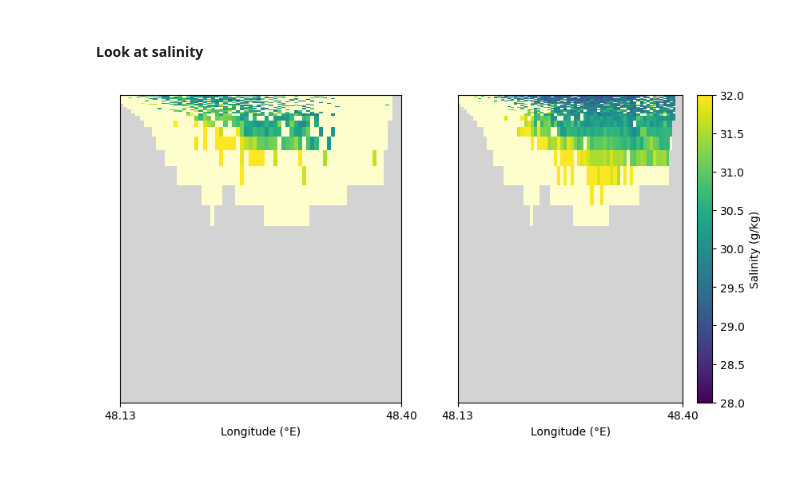
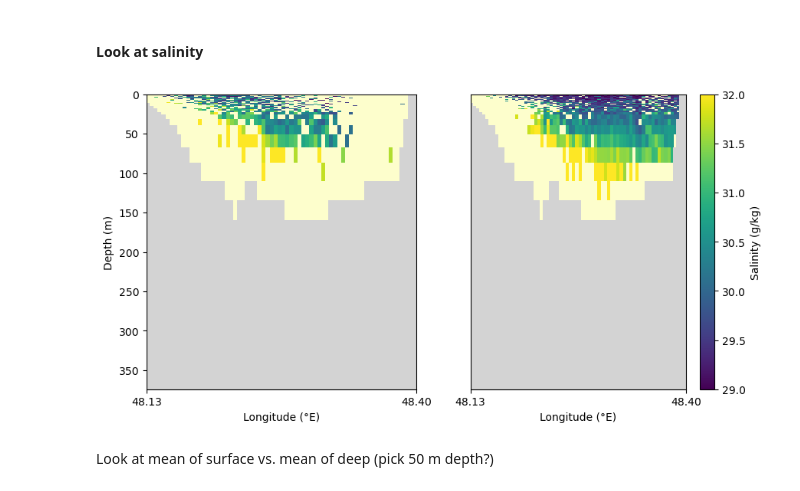
Before and after one commit to SalishSeaCast/analysis-camryn, a Jupyter notebook: Ariane/sum_wint_sectionplots.ipynb, the cells around one changed output. Saved outputs shown, nothing was run; the diff lists cells and outputs as text; code cells hidden in the pictures.

```diff
--- a/Ariane/sum_wint_sectionplots.ipynb
+++ b/Ariane/sum_wint_sectionplots.ipynb
@@ -20,7 +20,7 @@ from matplotlib.patches import Rectangle
 #Function to extract data from 1 section
 def get_secdata(datafile,sectionnum):
 
-    variables = ['final_salt','final_transp','final_lon','final_lat','final_depth','final_section','final_z','final_temp','init_lon','init_z','init_salt','init_temp','init_transp']
+    variables = ['final_salt','final_transp','final_lon','final_lat','final_depth','final_section','final_z','final_temp','init_lon','init_z','init_salt','init_temp','init_transp','init_depth']
 
     dict_var = {}
 
@@ -950,7 +952,9 @@ plotCS(ax2,fpr_ros07['final_lat'],fpr_ros07['final_z'],fpr_ros07['final_transp']
 # %%
 fig,[ax1,ax2] = plt.subplots(1,2,figsize=(10,5))
 
-plotTS(ax1,'sal',fpr_ros07['final_lat'],fpr_ros07['final_z'],fpr_ros07['final_salt'],lonWvs,lonEvs,latvs,38,23,'',False,False,vmin=28,vmax=32,NW=True)
-plotTS(ax2,'sal',lat_tovs_haro07,z_tovs_haro07,sal_tovs_haro07,lonWvs,lonEvs,latvs,38,23,'',True,False,vmin=28,vmax=32,NW=True)
+plotTS(ax1,'sal',fpr_ros07['final_lat'],fpr_ros07['final_z'],fpr_ros07['final_salt'],lonWvs,lonEvs,latvs,38,23,'',False,True,vmin=29,vmax=32,NW=True)
+plotTS(ax2,'sal',lat_tovs_haro07,z_tovs_haro07,sal_tovs_haro07,lonWvs,lonEvs,latvs,38,23,'',True,False,vmin=29,vmax=32,NW=True)
 # %% [output]
-[figure, old version]
+[figure, new version]
+# %% [markdown]
+Look at mean of surface vs. mean of deep (pick 50 m depth?)
```
Also changed, not shown: parts of 49 cells of this notebook.
